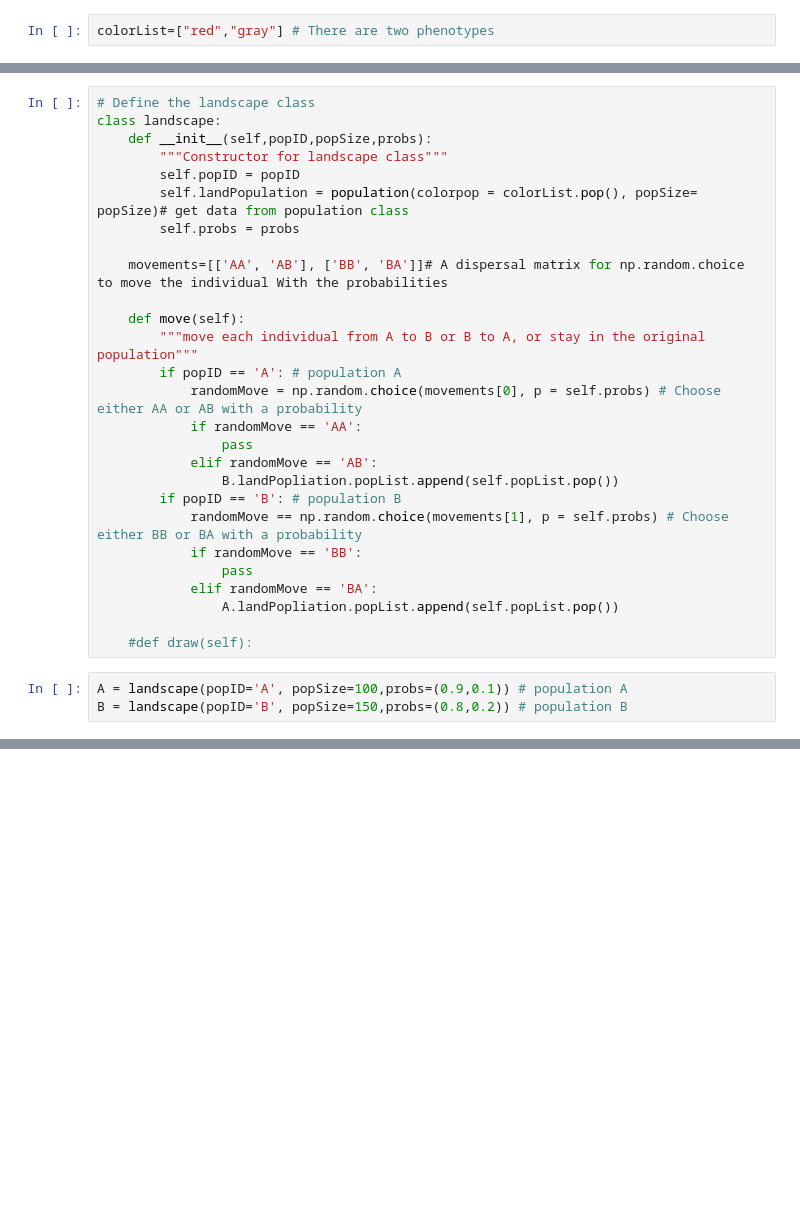
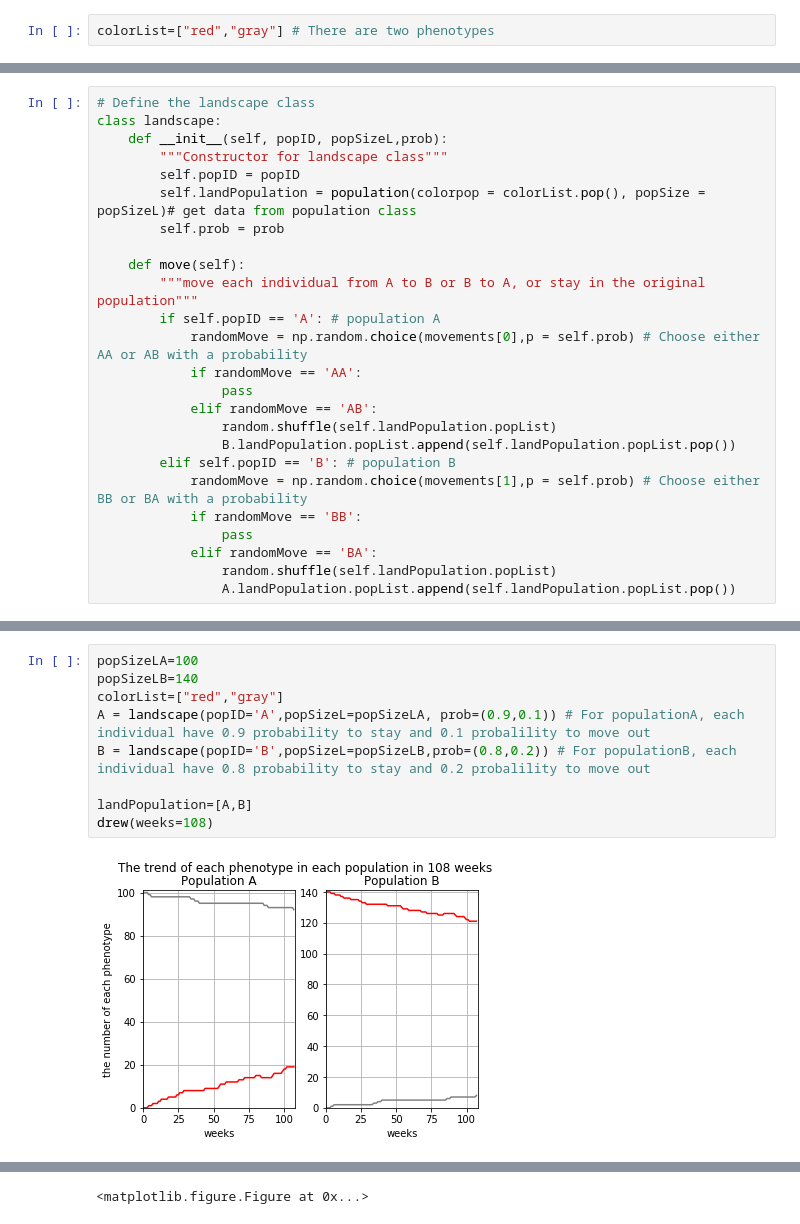
Before and after one commit to hh11123/Final-Project, a Jupyter notebook: Final.ipynb, the cells around one changed output, grey strips where cells are left out. Cells and saved outputs as stored; diff of their text form; blank space fills up the shorter version.

Commit message:
Update Final.ipynb
Add drawing plots, correct type errors

```diff
--- a/Final.ipynb
+++ b/Final.ipynb
@@ -44,30 +51,25 @@ class population:
 # %%
 # Define the landscape class
 class landscape:
-    def __init__(self,popID,popSize,probs):
+    def __init__(self, popID, popSizeL,prob):
         """Constructor for landscape class"""
         self.popID = popID
-        self.landPopulation = population(colorpop = colorList.pop(), popSize= popSize)# get data from population class
-        self.probs = probs
-
-    movements=[['AA', 'AB'], ['BB', 'BA']]# A dispersal matrix for np.random.choice to move the individual With the probabilities
+        self.landPopulation = population(colorpop = colorList.pop(), popSize = popSizeL)# get data from population class
+        self.prob = prob
 
     def move(self):
         """move each individual from A to B or B to A, or stay in the original population"""
-        if popID == 'A': # population A
-            randomMove = np.random.choice(movements[0], p = self.probs) # Choose either AA or AB with a probability
+        if self.popID == 'A': # population A
+            randomMove = np.random.choice(movements[0],p = self.prob) # Choose either AA or AB with a probability
             if randomMove == 'AA':
                 pass
             elif randomMove == 'AB':
-                B.landPopliation.popList.append(self.popList.pop())
-        if popID == 'B': # population B
-            randomMove == np.random.choice(movements[1], p = self.probs) # Choose either BB or BA with a probability
+                random.shuffle(self.landPopulation.popList)
+                B.landPopulation.popList.append(self.landPopulation.popList.pop())
+        elif self.popID == 'B': # population B
+            randomMove = np.random.choice(movements[1],p = self.prob) # Choose either BB or BA with a probability
             if randomMove == 'BB':
                 pass
             elif randomMove == 'BA':
-                A.landPopliation.popList.append(self.popList.pop())
-
-    #def draw(self):
+                random.shuffle(self.landPopulation.popList)
+                A.landPopulation.popList.append(self.landPopulation.popList.pop())
-# %%
-A = landscape(popID='A', popSize=100,probs=(0.9,0.1)) # population A
-B = landscape(popID='B', popSize=150,probs=(0.8,0.2)) # population B
@@ -73,0 +141,11 @@ B = landscape(popID='B', popSize=150,probs=(0.8,0.2)) # population B
+# %%
+popSizeLA=100
+popSizeLB=140
+colorList=["red","gray"]
+A = landscape(popID='A',popSizeL=popSizeLA, prob=(0.9,0.1)) # For populationA, each individual have 0.9 probability to stay and 0.1 probalility to move out
+B = landscape(popID='B',popSizeL=popSizeLB,prob=(0.8,0.2)) # For populationB, each individual have 0.8 probability to stay and 0.2 probalility to move out
+
+landPopulation=[A,B]
+drew(weeks=108)
+# %% [output]
+[figure, added]
@@ -73,0 +153 @@ B = landscape(popID='B', popSize=150,probs=(0.8,0.2)) # population B
+<matplotlib.figure.Figure at 0x...>
```
Also changed, not shown: parts of 5 cells of this notebook.
